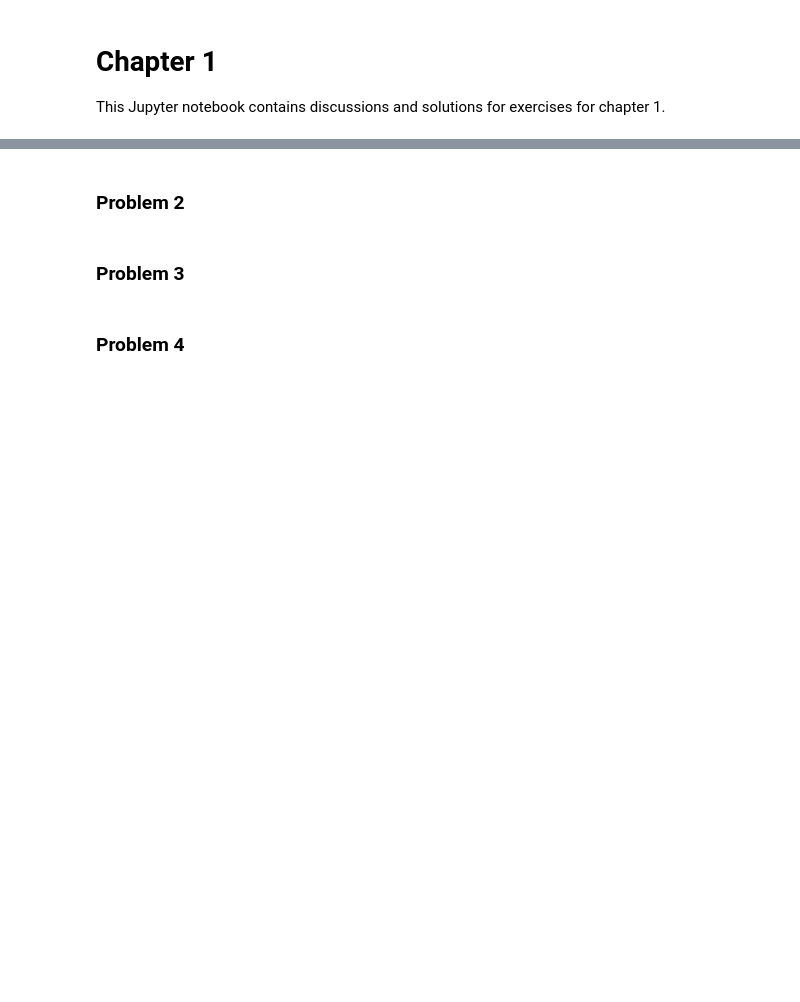
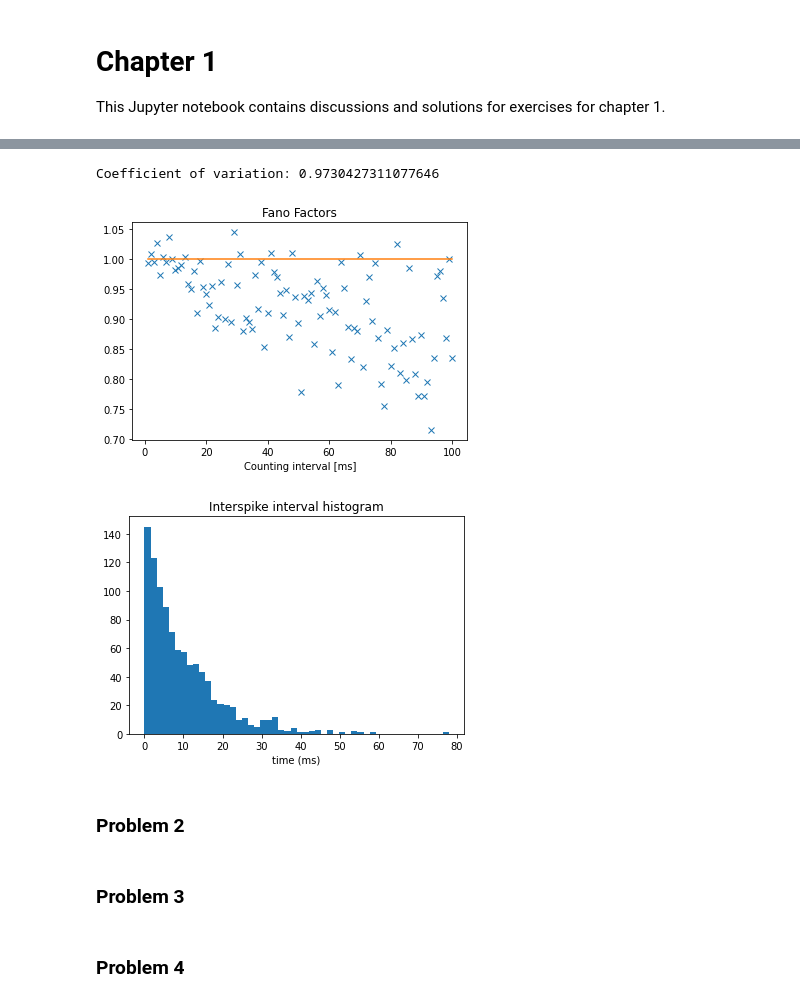
Before and after one commit to AccidentalThought/TheoreticalNeuroscience, a Jupyter notebook: chap01.ipynb, the cells around one changed output, grey strips where cells are left out. Cells and saved outputs as stored; diff of their text form; code cells hidden in the pictures; blank space fills up the shorter version.

```diff
--- a/chap01.ipynb
+++ b/chap01.ipynb
@@ -14,7 +23,11 @@ One can see **Fano factor** just as a property of a spike times histogram, while
 [Fano factor]: http://thirdorderscientist.org/homoclinic-orbit/2014/9/16/counting-fish-mdash-point-processes-the-coefficient-of-variation-and-the-fano-factor#fn2
 [Poisson process]: https://thirdorderscientist.org/homoclinic-orbit/2013/5/27/being-as-random-as-possible-mdash-the-poisson-process
 # %%
-exercise1()
+exercise1(duration=10)
+# %% [output]
+Coefficient of variation: 0.9730427311077646
+[figure, added]
+[figure, added]
 # %% [markdown]
 ### Problem 2
 # %%
```
Also changed, not shown: parts of 7 cells of this notebook, 4 other files.
